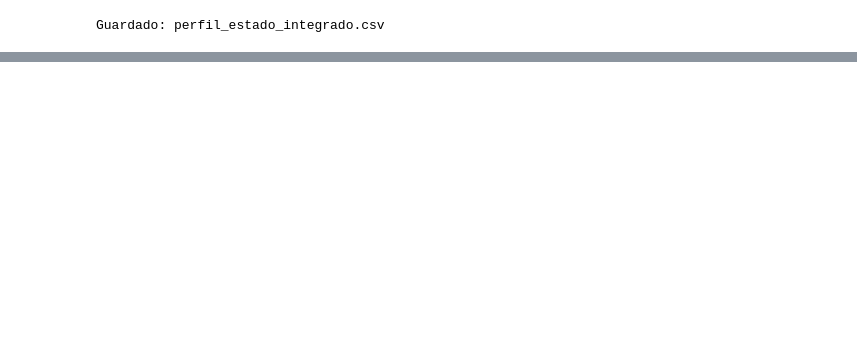
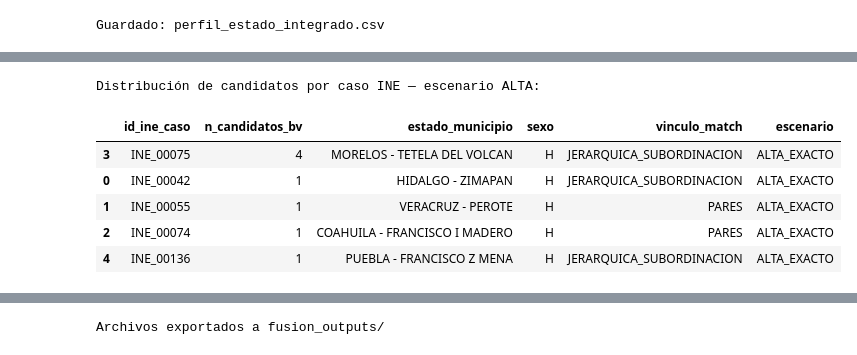
Before and after one commit to BesaidGarden/Calidad-y-Preprocesamiento-de-Datos---Registro-Publico-de-Agresores, a Jupyter notebook: Código/fusion.ipynb, the cells around one changed output, grey strips where cells are left out. Saved outputs shown, nothing was run; the diff lists cells and outputs as text; code cells hidden in the pictures; blank space fills up the shorter version.

```diff
--- a/Código/fusion.ipynb
+++ b/Código/fusion.ipynb
@@ -1088,0 +1413,71 @@ Guardado: perfil_estado_integrado.csv
+# %%
+# Resumen de candidatos por caso INE y exportación de resultados
+def resumen_candidatos_ine(candidatos, nombre):
+    return (candidatos.groupby("id_ine_caso", dropna=False)
+            .agg(n_candidatos_bv=("id_bv_caso","nunique"),
+                 estado_municipio=("estado_municipio","first"),
+                 sexo=("sexo","first"),
+                 vinculo_match=("vinculo_match","first"))
+            .reset_index()
+            .sort_values("n_candidatos_bv", ascending=False)
+            .assign(escenario=nombre))
+
+resumen_alta = resumen_candidatos_ine(matches_exactos_alta, "ALTA_EXACTO")
+resumen_alta_media = resumen_candidatos_ine(candidatos_alta_media_revision, "ALTA_MEDIA_EXACTO")
+print("Distribución de candidatos por caso INE — escenario ALTA:")
+display(resumen_alta.head(15))
+
+# Tabla de revisión final con columna de decisión pendiente
+def construir_tabla_revision(candidatos):
+    cols = ["id_ine_caso","id_bv_caso","escenario_match","tipo_match",
+            "estado_municipio","sexo","vinculo_match",
+            "vinculo_victima_ine","vinculo_victima_bv",
+            "confianza_vinculo_match_ine","confianza_vinculo_match_bv",
+            "municipio_validado_inegi_ine","municipio_validado_inegi_bv"]
+    tabla = candidatos[[c for c in cols if c in candidatos.columns]].drop_duplicates().copy()
+    tabla["decision_revision_manual"] = "PENDIENTE_REVISION"
+    tabla["comentario_revision"] = ""
+    return tabla
+
+tabla_revision_alta = construir_tabla_revision(matches_exactos_alta)
+tabla_revision_alta.to_csv(
+    DATA_DIR / "fusion_outputs" / "tabla_revision_manual_alta_exacta.csv",
+    index=False, encoding="utf-8-sig")
+
+matches_exactos_alta.to_csv(
+    DATA_DIR / "fusion_outputs" / "matches_exactos_alta_confianza.csv",
+    index=False, encoding="utf-8-sig")
+
+# Resumen comparativo de ambos escenarios
+def _n_validados_ambas(cands):
+    c_i, c_b = "municipio_validado_inegi_ine", "municipio_validado_inegi_bv"
+    if c_i not in cands.columns or c_b not in cands.columns: return np.nan
+    return int((cands[c_i].fillna(False).astype(bool) & cands[c_b].fillna(False).astype(bool)).sum())
+
+resumen_matching_exacto = pd.DataFrame([
+    {"escenario": "ALTA_EXACTO",
+     "registros_ine": len(ine_match_alta), "registros_bv": len(bv_match_alta),
+     "pares_candidatos": len(matches_exactos_alta),
+     "casos_ine_con_candidato": matches_exactos_alta["id_ine_caso"].nunique(),
+     "pares_municipio_validado_ambas": _n_validados_ambas(matches_exactos_alta),
+     "interpretacion": "Resultado principal: vínculo de alta confianza, coincidencia exacta."},
+    {"escenario": "ALTA_MEDIA_EXACTO",
+     "registros_ine": len(ine_match_alta_media), "registros_bv": len(bv_match_alta_media),
+     "pares_candidatos": len(candidatos_alta_media_revision),
+     "casos_ine_con_candidato": candidatos_alta_media_revision["id_ine_caso"].nunique(),
+     "pares_municipio_validado_ambas": _n_validados_ambas(candidatos_alta_media_revision),
+     "interpretacion": "Escenario de sensibilidad; categorías OTRO y SIN_RELACION incluidas."},
+])
+display(resumen_matching_exacto)
+resumen_matching_exacto.to_csv(
+    DATA_DIR / "fusion_outputs" / "resumen_matching_exacto.csv",
+    index=False, encoding="utf-8-sig")
+print("Archivos exportados a fusion_outputs/")
+# %% [output]
+Distribución de candidatos por caso INE — escenario ALTA:
+|  | id_ine_caso | n_candidatos_bv | estado_municipio | sexo | vinculo_match | escenario |
+| 3 | INE_00075 | 4 | MORELOS - TETELA DEL VOLCAN | H | JERARQUICA_SUBORDINACION | ALTA_EXACTO |
+| 0 | INE_00042 | 1 | HIDALGO - ZIMAPAN | H | JERARQUICA_SUBORDINACION | ALTA_EXACTO |
+| 1 | INE_00055 | 1 | VERACRUZ - PEROTE | H | PARES | ALTA_EXACTO |
+| 2 | INE_00074 | 1 | COAHUILA - FRANCISCO I MADERO | H | PARES | ALTA_EXACTO |
+| 4 | INE_00136 | 1 | PUEBLA - FRANCISCO Z MENA | H | JERARQUICA_SUBORDINACION | ALTA_EXACTO |
@@ -1088,0 +1487 @@ Guardado: perfil_estado_integrado.csv
+Archivos exportados a fusion_outputs/
```
Also changed, not shown: parts of 11 cells of this notebook, 23 other files.
